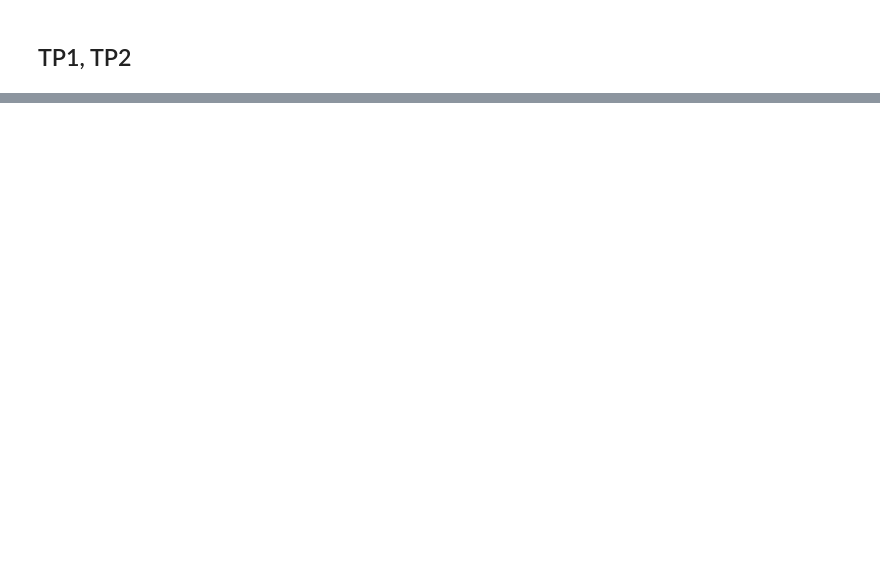
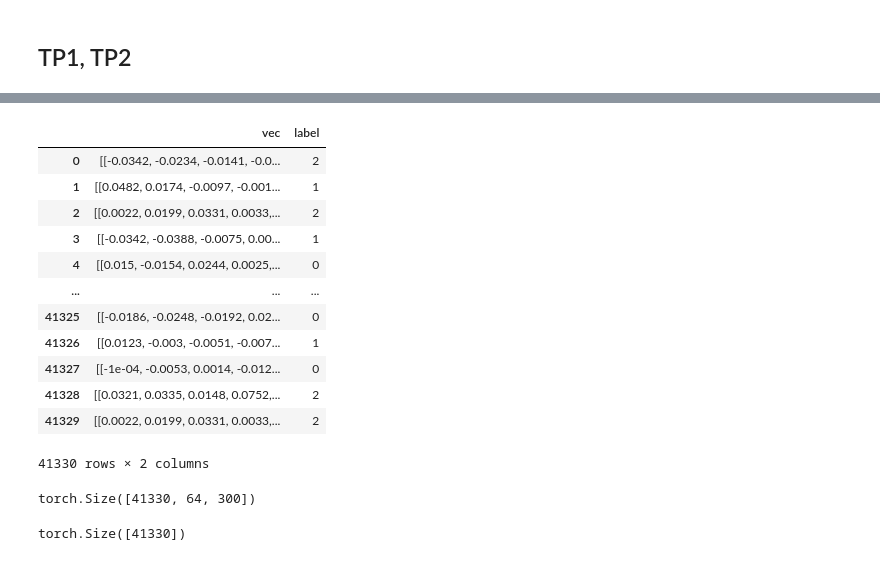
Before and after one commit to mohourzik/sentiment_analysis-project, a Jupyter notebook: fasttext.ipynb, the cells around one changed output, grey strips where cells are left out. Saved outputs shown, nothing was run; the diff lists cells and outputs as text; code cells hidden in the pictures; blank space fills up the shorter version.

```diff
--- a/fasttext.ipynb
+++ b/fasttext.ipynb
@@ -146,16 +202,34 @@ df1
 # %%
 # [len(vec) for vec in list(df1['vec']) if len(vec) <= 64]
-# df1 = df1[df1['vec'].str.len() <= 64]
-# df1 = df1.reset_index(drop= True)
-# df1
+df1 = df1[df1['vec'].str.len() <= 64]
+df1 = df1.reset_index(drop= True)
+df1
+# %% [output]
+|  | vec | label |
+| 0 | [[-0.0342, -0.0234, -0.0141, -0.0... | 2 |
+| 1 | [[0.0482, 0.0174, -0.0097, -0.001... | 1 |
+| 2 | [[0.0022, 0.0199, 0.0331, 0.0033,... | 2 |
+| 3 | [[-0.0342, -0.0388, -0.0075, 0.00... | 1 |
+| 4 | [[0.015, -0.0154, 0.0244, 0.0025,... | 0 |
+| ... | ... | ... |
+| 41325 | [[-0.0186, -0.0248, -0.0192, 0.02... | 0 |
+| 41326 | [[0.0123, -0.003, -0.0051, -0.007... | 1 |
+| 41327 | [[-1e-04, -0.0053, 0.0014, -0.012... | 0 |
+| 41328 | [[0.0321, 0.0335, 0.0148, 0.0752,... | 2 |
+| 41329 | [[0.0022, 0.0199, 0.0331, 0.0033,... | 2 |
+41330 rows × 2 columns
 # %%
 import torch
 from torch.nn.utils.rnn import pad_sequence
 
 X = pad_sequence([torch.from_numpy(np.array(vec)) for vec in list(df1['vec'])], batch_first=True)
 X.shape
+# %% [output]
+torch.Size([41330, 64, 300])
 # %%
 Y = torch.from_numpy(np.array(list(df1['label'])))
 Y.shape
+# %% [output]
+torch.Size([41330])
 # %%
 from sklearn.model_selection import train_test_split
```
Also changed, not shown: parts of 8 cells of this notebook.
